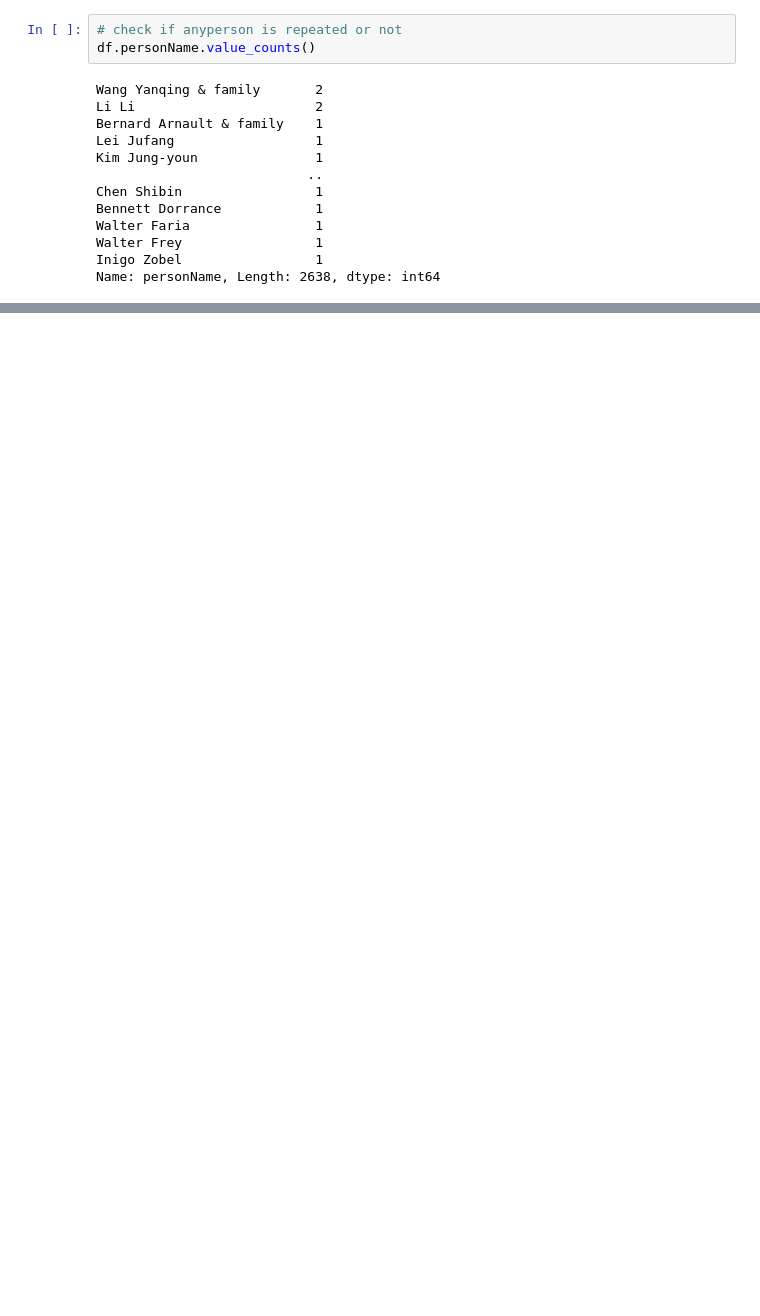
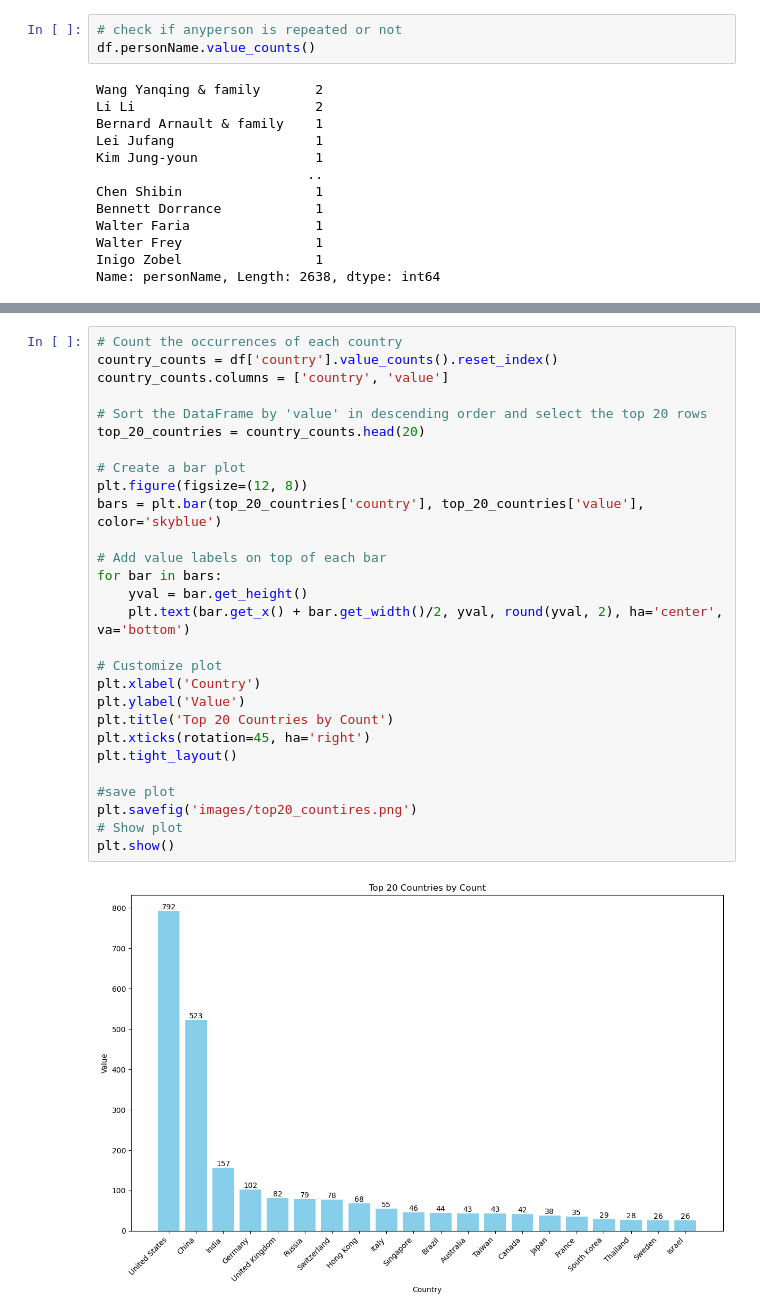
Before and after one commit to digiart-aamir/top_billionares, a Jupyter notebook: Billionaires Statistics Dataset (2023).ipynb, the cells around one changed output, grey strips where cells are left out. Drawn from its saved outputs; the diff is of its cells as text; blank space fills up the shorter version.

```diff
--- a/Billionaires Statistics Dataset (2023).ipynb
+++ b/Billionaires Statistics Dataset (2023).ipynb
@@ -197,0 +372,30 @@ Name: country, Length: 78, dtype: int64
+# %%
+# Count the occurrences of each country
+country_counts = df['country'].value_counts().reset_index()
+country_counts.columns = ['country', 'value']
+
+# Sort the DataFrame by 'value' in descending order and select the top 20 rows
+top_20_countries = country_counts.head(20)
+
+# Create a bar plot
+plt.figure(figsize=(12, 8))
+bars = plt.bar(top_20_countries['country'], top_20_countries['value'], color='skyblue')
+
+# Add value labels on top of each bar
+for bar in bars:
+    yval = bar.get_height()
+    plt.text(bar.get_x() + bar.get_width()/2, yval, round(yval, 2), ha='center', va='bottom')
+
+# Customize plot
+plt.xlabel('Country')
+plt.ylabel('Value')
+plt.title('Top 20 Countries by Count')
+plt.xticks(rotation=45, ha='right')
+plt.tight_layout()
+
+#save plot
+plt.savefig('images/top20_countires.png')
+# Show plot
+plt.show()
+# %% [output]
+[figure, added]
```
Also changed, not shown: parts of 27 cells of this notebook, 6 other files.
